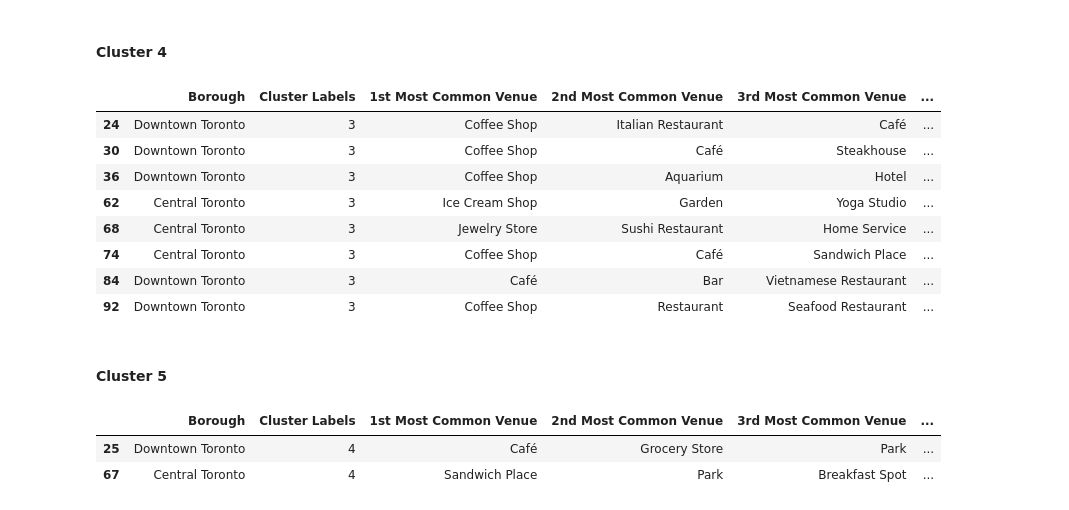
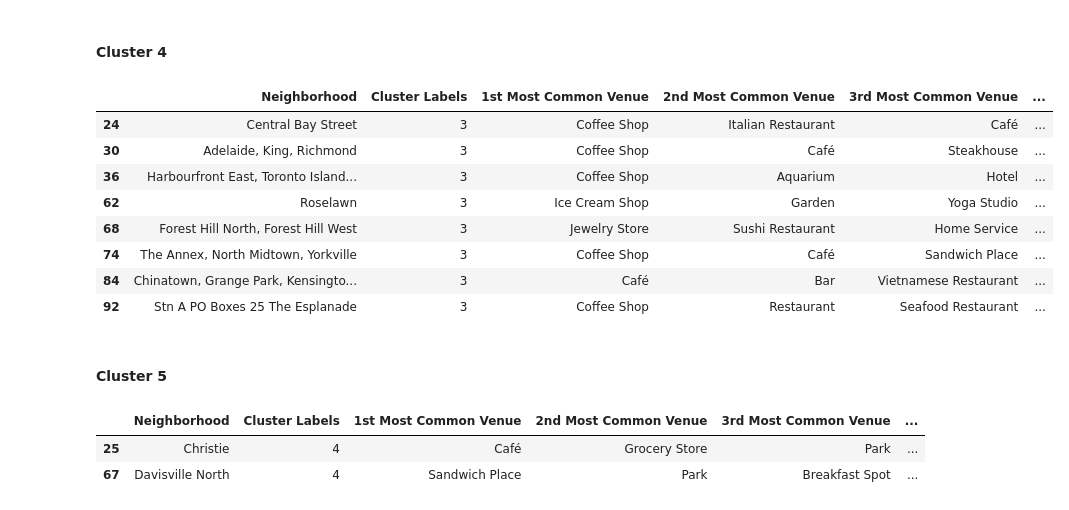
Before and after one commit to lsprandel/Coursera_Projects, a Jupyter notebook: Neighborhoods_in_Toronto.ipynb, the cells around one changed output. Drawn from its saved outputs; the diff is of its cells as text; code cells hidden in the pictures.

```diff
--- a/Neighborhoods_in_Toronto.ipynb
+++ b/Neighborhoods_in_Toronto.ipynb
@@ -483,22 +483,22 @@ toronto_merged.loc[toronto_merged['Cluster Labels'] == 2, toronto_merged.columns
 # %% [markdown]
 #### Cluster 4
 # %%
-toronto_merged.loc[toronto_merged['Cluster Labels'] == 3, toronto_merged.columns[[1] + list(range(5, toronto_merged.shape[1]))]]
+toronto_merged.loc[toronto_merged['Cluster Labels'] == 3, toronto_merged.columns[[2] + list(range(5, toronto_merged.shape[1]))]]
 # %% [output]
-|  | Borough | Cluster Labels | 1st Most Common Venue | 2nd Most Common Venue | 3rd Most Common Venue | ... |
-| 24 | Downtown Toronto | 3 | Coffee Shop | Italian Restaurant | Café | ... |
-| 30 | Downtown Toronto | 3 | Coffee Shop | Café | Steakhouse | ... |
-| 36 | Downtown Toronto | 3 | Coffee Shop | Aquarium | Hotel | ... |
-| 62 | Central Toronto | 3 | Ice Cream Shop | Garden | Yoga Studio | ... |
-| 68 | Central Toronto | 3 | Jewelry Store | Sushi Restaurant | Home Service | ... |
-| 74 | Central Toronto | 3 | Coffee Shop | Café | Sandwich Place | ... |
-| 84 | Downtown Toronto | 3 | Café | Bar | Vietnamese Restaurant | ... |
-| 92 | Downtown Toronto | 3 | Coffee Shop | Restaurant | Seafood Restaurant | ... |
+|  | Neighborhood | Cluster Labels | 1st Most Common Venue | 2nd Most Common Venue | 3rd Most Common Venue | ... |
+| 24 | Central Bay Street | 3 | Coffee Shop | Italian Restaurant | Café | ... |
+| 30 | Adelaide, King, Richmond | 3 | Coffee Shop | Café | Steakhouse | ... |
+| 36 | Harbourfront East, Toronto Island... | 3 | Coffee Shop | Aquarium | Hotel | ... |
+| 62 | Roselawn | 3 | Ice Cream Shop | Garden | Yoga Studio | ... |
+| 68 | Forest Hill North, Forest Hill West | 3 | Jewelry Store | Sushi Restaurant | Home Service | ... |
+| 74 | The Annex, North Midtown, Yorkville | 3 | Coffee Shop | Café | Sandwich Place | ... |
+| 84 | Chinatown, Grange Park, Kensingto... | 3 | Café | Bar | Vietnamese Restaurant | ... |
+| 92 | Stn A PO Boxes 25 The Esplanade | 3 | Coffee Shop | Restaurant | Seafood Restaurant | ... |
 # %% [markdown]
 #### Cluster 5
 # %%
-toronto_merged.loc[toronto_merged['Cluster Labels'] == 4, toronto_merged.columns[[1] + list(range(5, toronto_merged.shape[1]))]]
+toronto_merged.loc[toronto_merged['Cluster Labels'] == 4, toronto_merged.columns[[2] + list(range(5, toronto_merged.shape[1]))]]
 # %% [output]
-|  | Borough | Cluster Labels | 1st Most Common Venue | 2nd Most Common Venue | 3rd Most Common Venue | ... |
-| 25 | Downtown Toronto | 4 | Café | Grocery Store | Park | ... |
-| 67 | Central Toronto | 4 | Sandwich Place | Park | Breakfast Spot | ... |
+|  | Neighborhood | Cluster Labels | 1st Most Common Venue | 2nd Most Common Venue | 3rd Most Common Venue | ... |
+| 25 | Christie | 4 | Café | Grocery Store | Park | ... |
+| 67 | Davisville North | 4 | Sandwich Place | Park | Breakfast Spot | ... |
```
Also changed, not shown: parts of 3 cells of this notebook.
